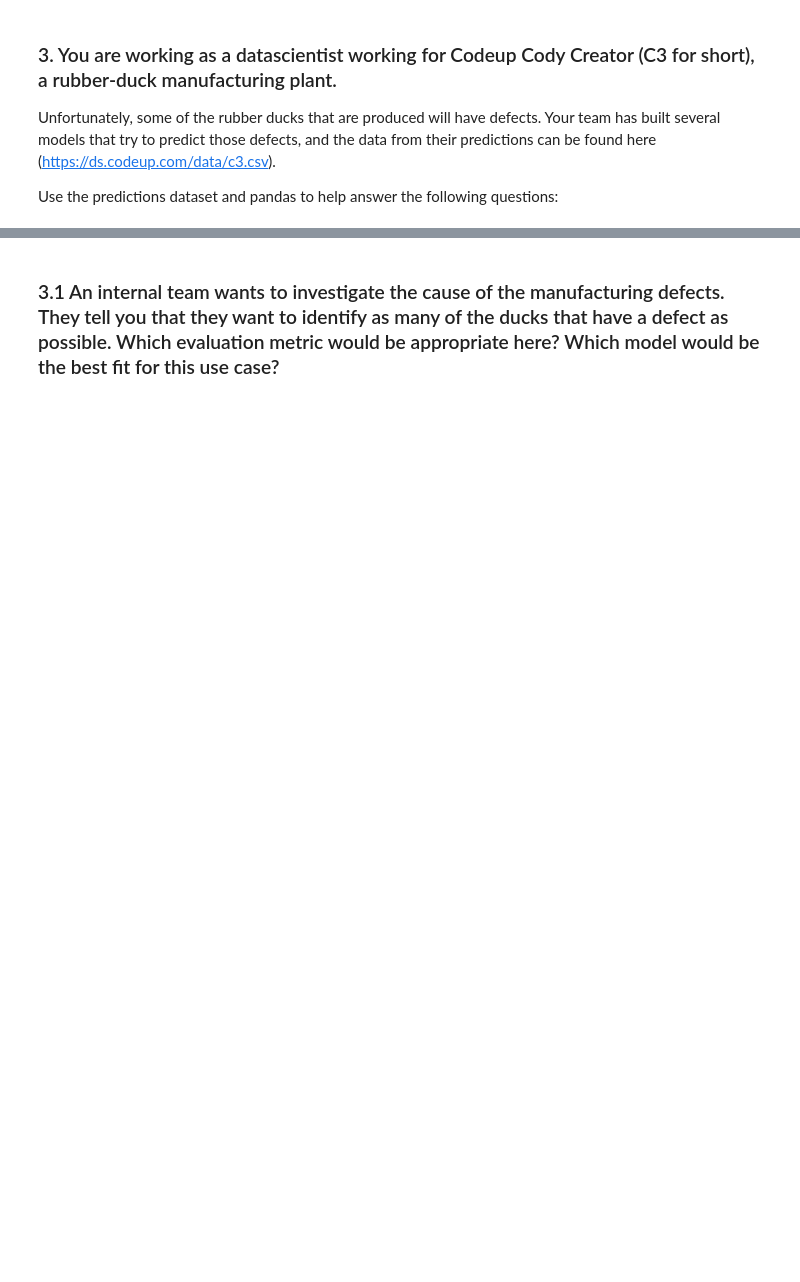
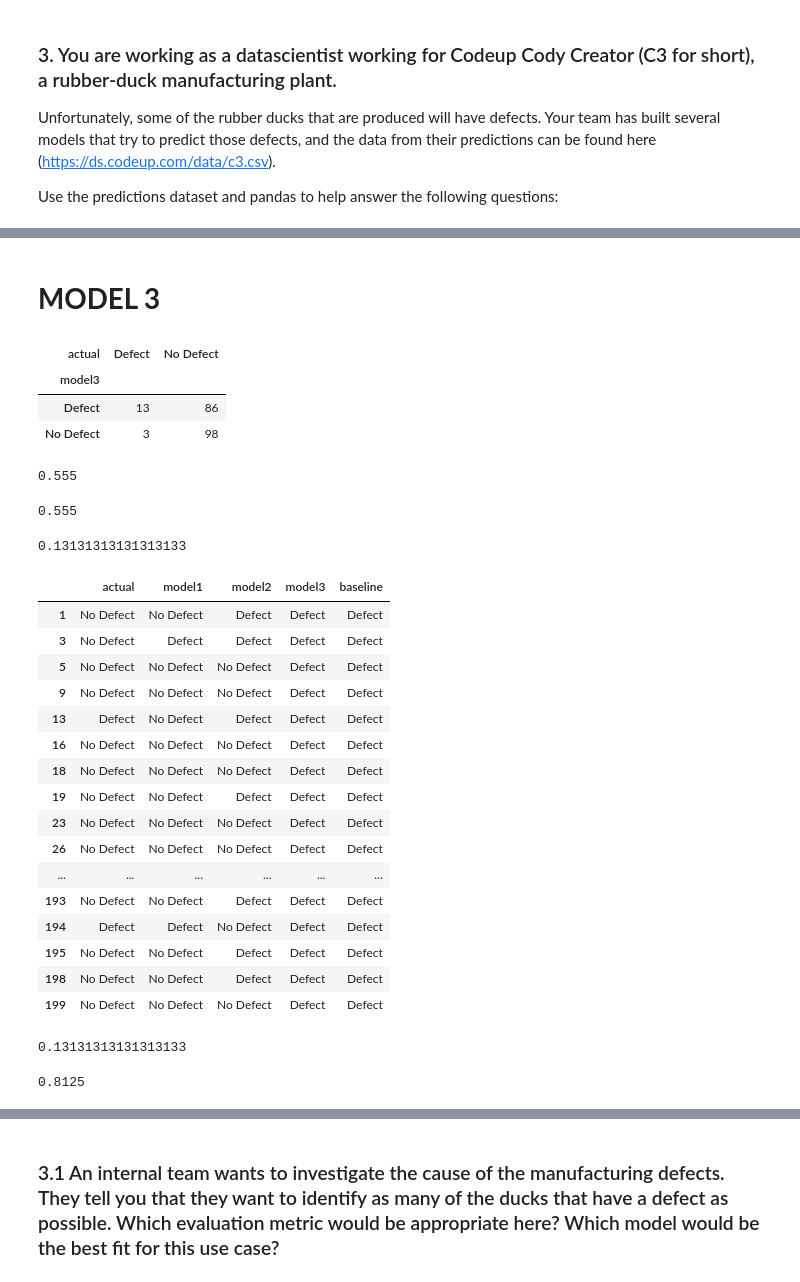
Before and after one commit to QMCBT-JustinEvans/classification-exercises, a Jupyter notebook: model_evaluation.ipynb, the cells around one changed output, grey strips where cells are left out. Saved outputs shown, nothing was run; the diff lists cells and outputs as text; code cells hidden in the pictures; blank space fills up the shorter version.

```diff
--- a/model_evaluation.ipynb
+++ b/model_evaluation.ipynb
@@ -24,0 +362,57 @@ Use the predictions dataset and pandas to help answer the following questions:
+# %% [markdown]
+# <b>MODEL 3</b>
+# %%
+pd.crosstab(c3_df.model3, c3_df.actual)
+# %% [output]
+| actual | Defect | No Defect |
+| model3 |  |  |
+| Defect | 13 | 86 |
+| No Defect | 3 | 98 |
+# %%
+# MANUAL Accuracy: (TP + TN) / (TP + TN + FP + FN)
+(13 + 98) / (13 + 98 + 86 + 3)
+# %% [output]
+0.555
+# %%
+#model accuracy
+(c3_df.actual == c3_df.model3).mean()
+# %% [output]
+0.555
+# %%
+# MANUAL Precision: TP / (TP + FP)
+13 / (13 + 86)
+# FP is more costly than FN
+# %% [output]
+0.13131313131313133
+# %%
+# model precision
+precision_3 = c3_df[c3_df.model3 == 'Defect']
+precision_3
+# %% [output]
+|  | actual | model1 | model2 | model3 | baseline |
+| 1 | No Defect | No Defect | Defect | Defect | Defect |
+| 3 | No Defect | Defect | Defect | Defect | Defect |
+| 5 | No Defect | No Defect | No Defect | Defect | Defect |
+| 9 | No Defect | No Defect | No Defect | Defect | Defect |
+| 13 | Defect | No Defect | Defect | Defect | Defect |
+| 16 | No Defect | No Defect | No Defect | Defect | Defect |
+| 18 | No Defect | No Defect | No Defect | Defect | Defect |
+| 19 | No Defect | No Defect | Defect | Defect | Defect |
+| 23 | No Defect | No Defect | No Defect | Defect | Defect |
+| 26 | No Defect | No Defect | No Defect | Defect | Defect |
+| ... | ... | ... | ... | ... | ... |
+| 193 | No Defect | No Defect | Defect | Defect | Defect |
+| 194 | Defect | Defect | No Defect | Defect | Defect |
+| 195 | No Defect | No Defect | Defect | Defect | Defect |
+| 198 | No Defect | No Defect | Defect | Defect | Defect |
+| 199 | No Defect | No Defect | No Defect | Defect | Defect |
+# %%
+(precision_3.model3 == precision_3.actual).mean()
+# %% [output]
+0.13131313131313133
+# %%
+# MANUAL Recall: TP / (TP + FN)
+13 / (13 + 3)
+# FN is more costly than FP
+# %% [output]
+0.8125
```
Also changed, not shown: parts of 84 cells of this notebook.
